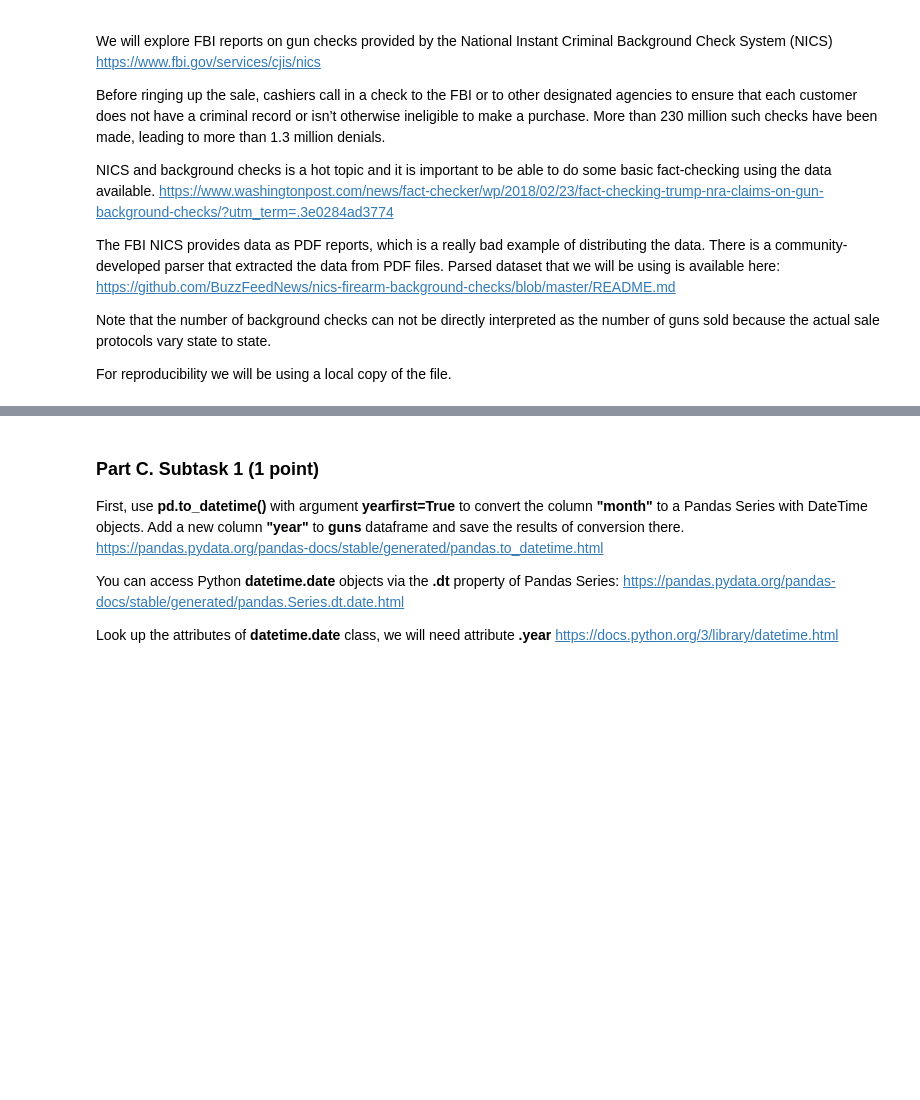
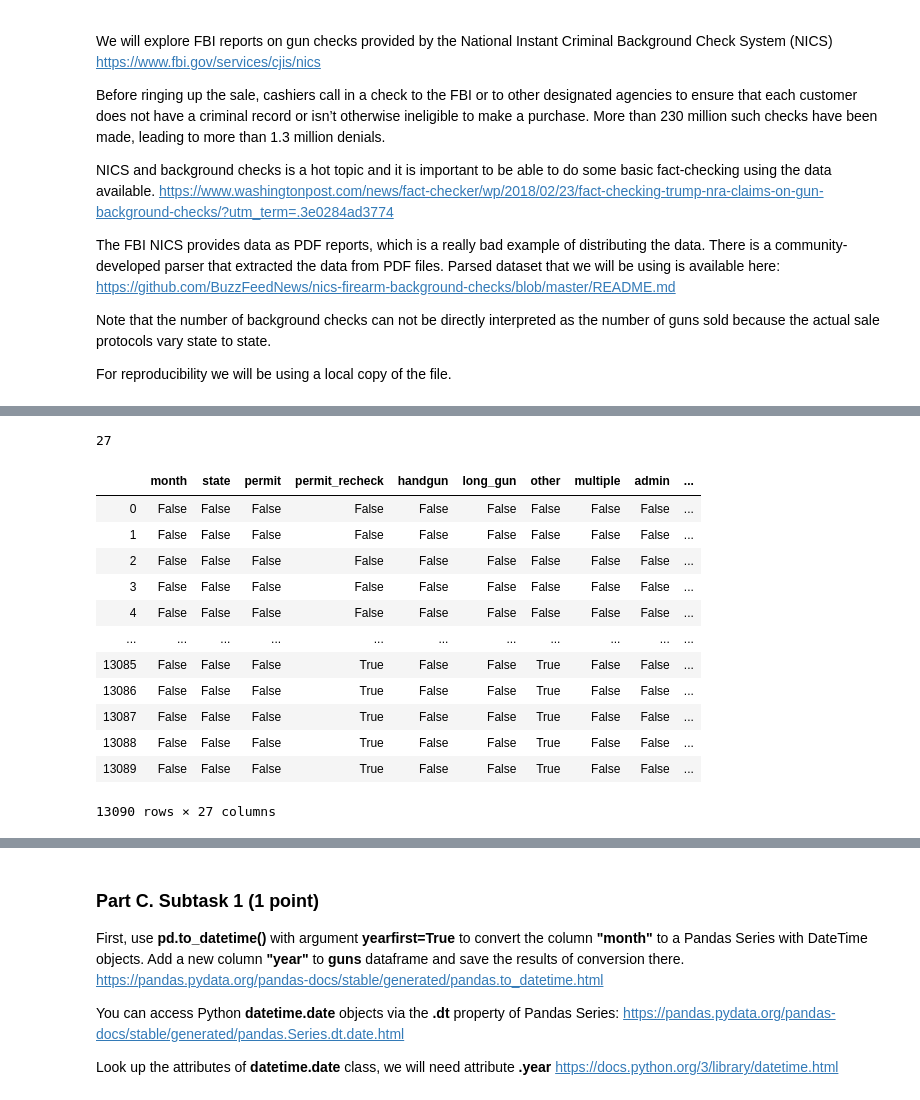
Before and after one commit to lichtend/fall2019, a Jupyter notebook: week2/Week2-assignment.ipynb, the cells around one changed output, grey strips where cells are left out. Saved outputs shown, nothing was run; the diff lists cells and outputs as text; code cells hidden in the pictures; blank space fills up the shorter version.

```diff
--- a/week2/Week2-assignment.ipynb
+++ b/week2/Week2-assignment.ipynb
@@ -188,2 +200,21 @@ guns.shape()
 # %%
-len(guns.columns.to_lis)
+len(guns.columns.to_list())
+# %% [output]
+27
+# %%
+guns.isna()
+#returns dataframe with boolean columns
+# %% [output]
+|  | month | state | permit | permit_recheck | handgun | long_gun | other | multiple | admin | ... |
+| 0 | False | False | False | False | False | False | False | False | False | ... |
+| 1 | False | False | False | False | False | False | False | False | False | ... |
+| 2 | False | False | False | False | False | False | False | False | False | ... |
+| 3 | False | False | False | False | False | False | False | False | False | ... |
+| 4 | False | False | False | False | False | False | False | False | False | ... |
+| ... | ... | ... | ... | ... | ... | ... | ... | ... | ... | ... |
+| 13085 | False | False | False | True | False | False | True | False | False | ... |
+| 13086 | False | False | False | True | False | False | True | False | False | ... |
+| 13087 | False | False | False | True | False | False | True | False | False | ... |
+| 13088 | False | False | False | True | False | False | True | False | False | ... |
+| 13089 | False | False | False | True | False | False | True | False | False | ... |
+13090 rows × 27 columns
```
Also changed, not shown: parts of 17 cells of this notebook.
